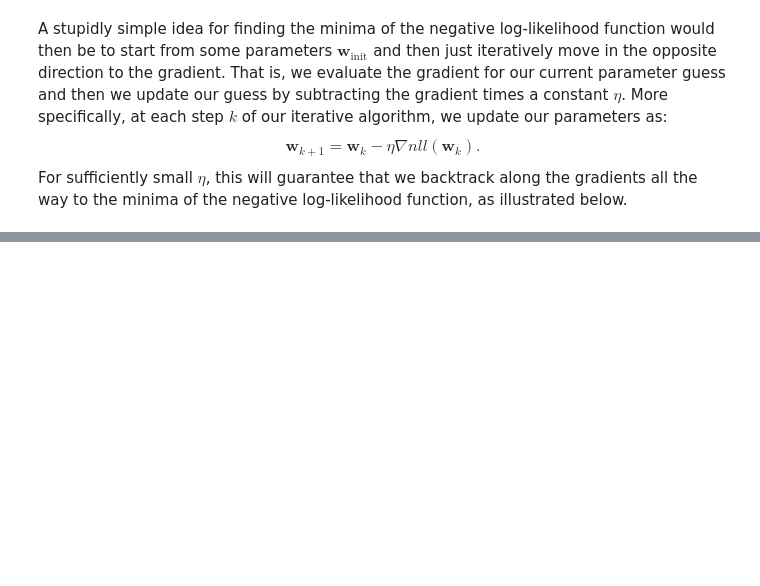
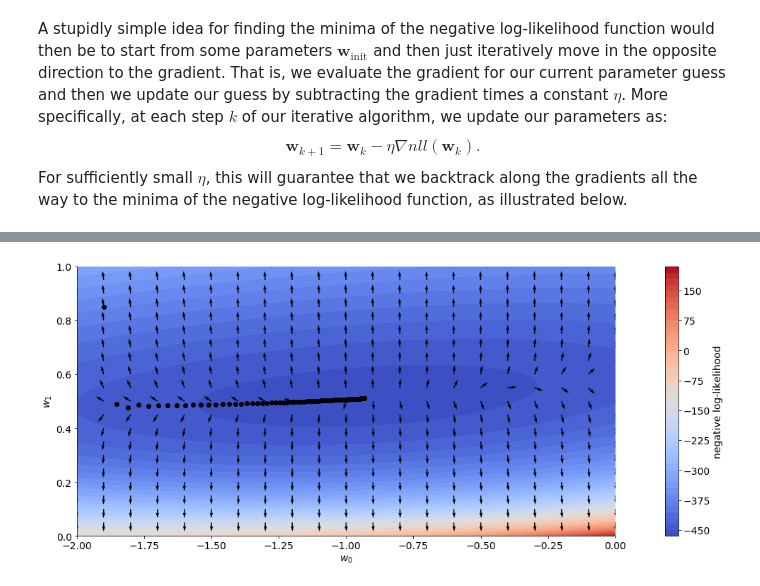
Before and after one commit to ala-laurila-lab/jupyter-notebooks, a Jupyter notebook: optimization/Part 1, basic ideas, gradient and Newton steps.ipynb, the cells around one changed output, grey strips where cells are left out. Drawn from its saved outputs; the diff is of its cells as text; code cells hidden in the pictures; blank space fills up the shorter version.

Commit message:
add backtracking line search

```diff
--- a/optimization/Part 1, basic ideas, gradient and Newton steps.ipynb
+++ b/optimization/Part 1, basic ideas, gradient and Newton steps.ipynb
@@ -282,0 +322,40 @@ cBarHandle.set_label('negative log-likelihood')
+# %%
+# Backtracking parameters
+wInit = np.array([-1.9, 0.85])
+eta = 0.1
+alpha = 0.5
+beta = 0.8
+
+# Plotting
+grayColors = getGrayColors(3)
+fig = plt.figure(figsize=(25, 7))
+ax = plt.subplot(1, 1, 1)
+ax.set_aspect('equal')
+# Negative log-likelihood
+contourHandle = ax.contourf(W0, W1, -llVals, 50, cmap=cm.coolwarm)
+# Gradient
+ax.quiver(W0q, W1q, W0derNorm, W1derNorm, angles='xy', scale_units='xy', scale=30, width=2e-3)
+
+# Gradient descent with backtracking
+ax.plot(wInit[0], wInit[1], 'ko')
+for i in range(100):
+    delta = negLogLikDerFun(X, wInit, y)
+    tooLarge = True
+    nllOld = negLogLikFun(X, wInit, y)
+    while tooLarge:
+        wInit -= eta*delta
+        nllTmp = negLogLikFun(X, wInit, y)
+        if nllTmp > nllOld - alpha*eta*np.dot(delta, delta):
+            wInit += eta*delta
+            eta *= beta
+        else:
+            tooLarge = False
+    ax.plot(wInit[0], wInit[1], 'ko')
+
+# Axes settings
+ax.set_xlabel('$w_0$')
+ax.set_ylabel('$w_1$');
+cBarHandle = plt.colorbar(contourHandle)
+cBarHandle.set_label('negative log-likelihood')
+# %% [output]
+[figure, added]
```
Also changed, not shown: parts of 10 cells of this notebook.
